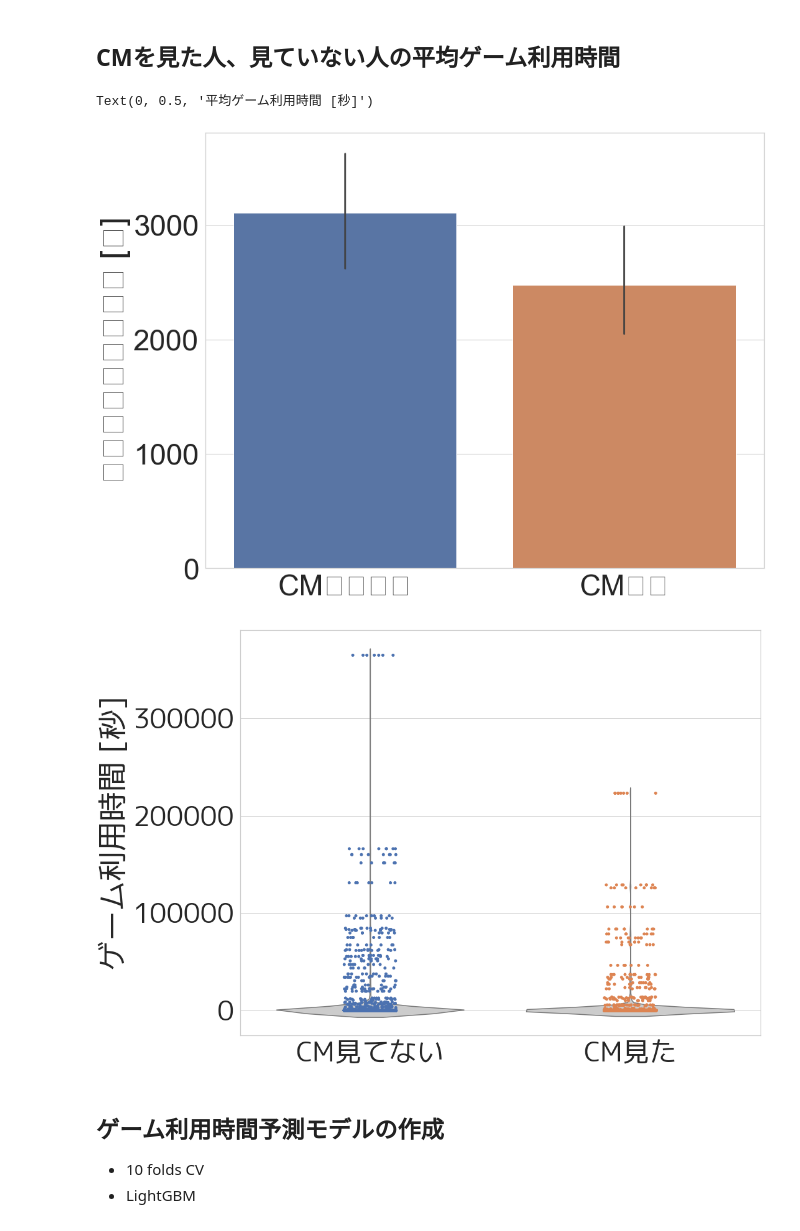
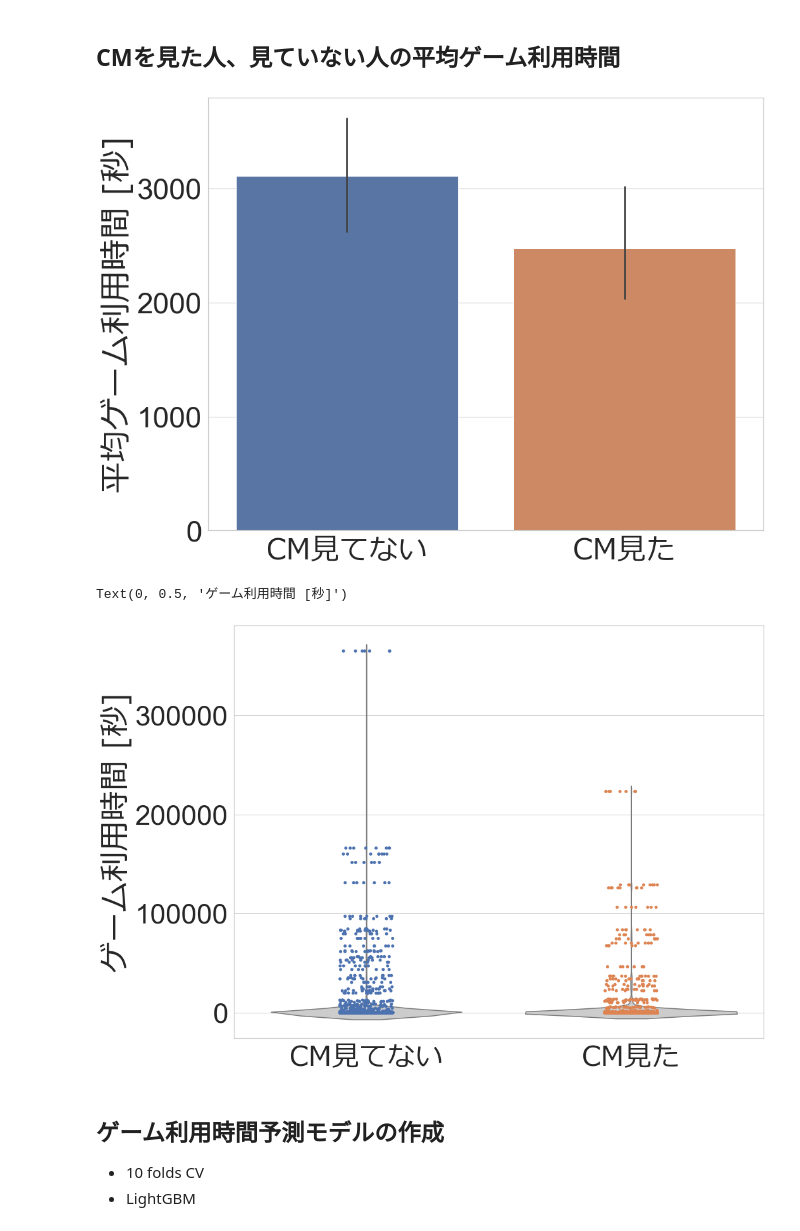
Before and after one commit to K-W-hibiki/Data_Analytics, a Jupyter notebook: 因果推論とか/feauture_imp.ipynb, the cells around one changed output. Drawn from its saved outputs; the diff is of its cells as text; code cells hidden in the pictures.

```diff
--- a/因果推論とか/feauture_imp.ipynb
+++ b/因果推論とか/feauture_imp.ipynb
@@ -30,31 +44,34 @@ user_df.head()
 # %% [markdown]
 ## CMを見た人、見ていない人の平均ゲーム利用時間
 # %%
+# plt.rcParams['font.family'] = 'Meiryo'
+
 target = 'gamesecond'
 
 sns.set(style="whitegrid", font_scale=4)
 fig = plt.figure(figsize=[15,12])
 ax = fig.add_subplot(1, 1, 1)
 ax = sns.barplot(x='cm_dummy', y=target, data=user_df, ax=ax)
-ax.set_xticklabels(['CM見てない', 'CM見た'])
+ax.set_xticklabels(['CM見てない', 'CM見た'], fontfamily='Meiryo')
 ax.set_xlabel('')
-ax.set_ylabel('平均ゲーム利用時間 [秒]')
+ax.set_ylabel('平均ゲーム利用時間 [秒]', fontfamily='Meiryo')
 # plt.savefig('./fig/fig_1.png', dpi=300, bbox_inches="tight")
+plt.show()
 # %% [output]
-Text(0, 0.5, '平均ゲーム利用時間 [秒]')
-[figure, old version]
+[figure, new version]
 # %%
 sns.set(style="whitegrid", font_scale=4)
 fig = plt.figure(figsize=[15,12])
 ax = fig.add_subplot(1, 1, 1)
 ax = sns.stripplot(x='cm_dummy', y=target, data=user_df, ax=ax)
 ax = sns.violinplot(x='cm_dummy', y=target, data=user_df, ax=ax, inner=None, color='.8')
-ax.set_xticklabels(['CM見てない', 'CM見た'])
+ax.set_xticklabels(['CM見てない', 'CM見た'], fontfamily='Meiryo')
 ax.set_xlabel('')
-ax.set_ylabel('ゲーム利用時間 [秒]')
-plt.savefig('./fig/fig_2.png', dpi=300, bbox_inches="tight")
+ax.set_ylabel('ゲーム利用時間 [秒]', fontfamily='Meiryo')
+# plt.savefig('./fig/fig_2.png', dpi=300, bbox_inches="tight")
 # %% [output]
+Text(0, 0.5, 'ゲーム利用時間 [秒]')
-[figure, old version]
+[figure, new version]
 # %% [markdown]
 ## ゲーム利用時間予測モデルの作成
 * 10 folds CV
```
Also changed, not shown: parts of 10 cells of this notebook, 2 other files.
